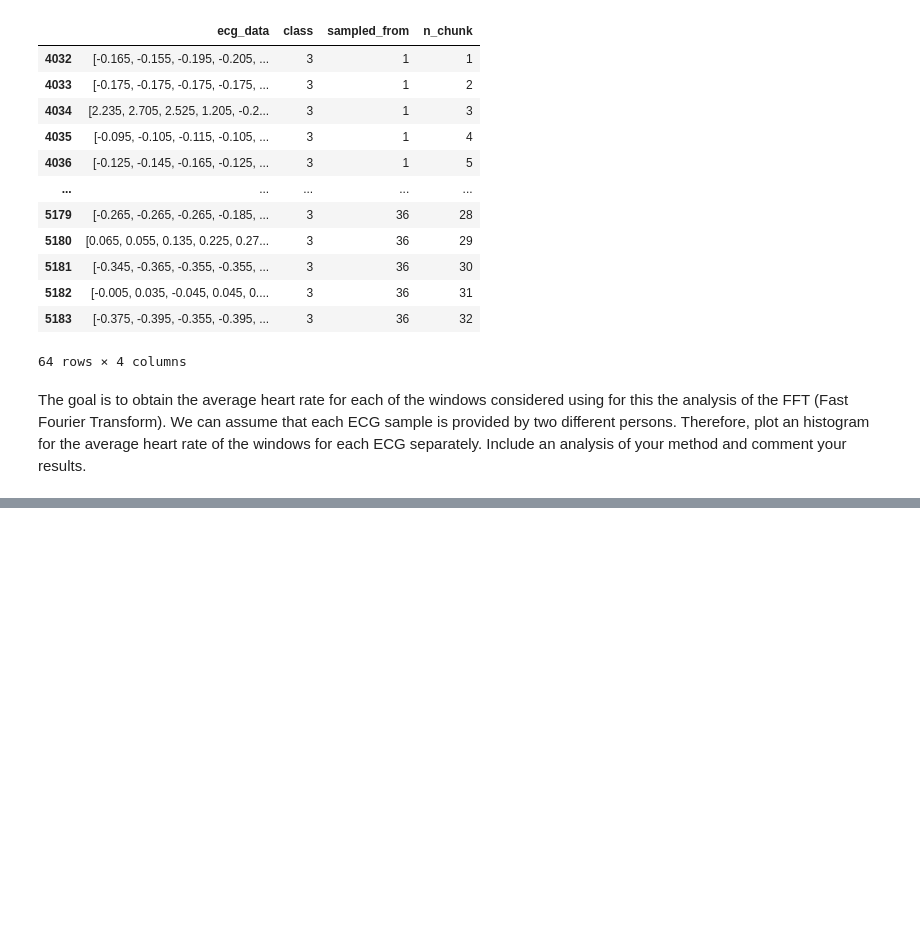
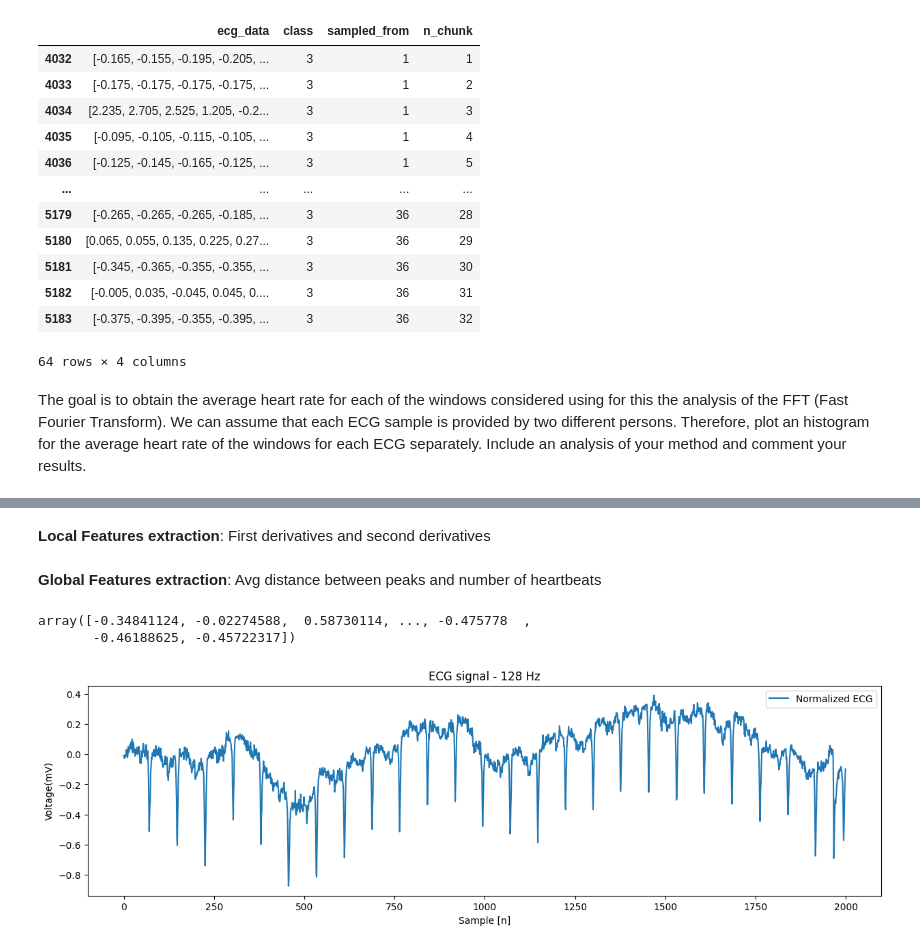
Before and after one commit to Javimh18/RESPT, a Jupyter notebook: Part-I/Lab3/lab3.ipynb, the cells around one changed output, grey strips where cells are left out. Drawn from its saved outputs; the diff is of its cells as text; code cells hidden in the pictures; blank space fills up the shorter version.

Commit message:
Peak computing still pending of tuning

```diff
--- a/Part-I/Lab3/lab3.ipynb
+++ b/Part-I/Lab3/lab3.ipynb
@@ -88,0 +177,32 @@ plt.plot(freq, sample)
+# %% [markdown]
+__Local Features extraction__: First derivatives and second derivatives
+# %%
+df_ecg_data['deriv1'] = df_ecg_data['ecg_data'].apply(lambda x: np.gradient(np.array(x)))
+df_ecg_data['deriv2'] = df_ecg_data['deriv1'].apply(lambda x: np.gradient(np.array(x)))
+# %% [markdown]
+__Global Features extraction__: Avg distance between peaks and number of heartbeats
+# %%
+df_ecg_data['ecg_data'].values[1]
+# %% [output]
+array([-0.34841124, -0.02274588,  0.58730114, ..., -0.475778  ,
+       -0.46188625, -0.45722317])
+# %%
+IDX_SAMPLE = 3393
+sample_n = range(0,2000,1)
+
+from sklearn.preprocessing import StandardScaler,MinMaxScaler
+scaler = StandardScaler()
+
+stacked_data = np.stack(df_ecg_data['ecg_data'])
+scaler.fit(stacked_data)
+stacked_data = scaler.transform(stacked_data)
+
+plt.figure(figsize=(15, 4))
+plt.plot(sample_n, stacked_data[:][IDX_SAMPLE], label='Normalized ECG')
+plt.title('ECG signal - 128 Hz')
+plt.xlabel("Sample [n]")
+plt.ylabel("Voltage(mV)")
+plt.legend()
+plt.show()
+# %% [output]
+[figure, added]
```
Also changed, not shown: parts of 34 cells of this notebook.
